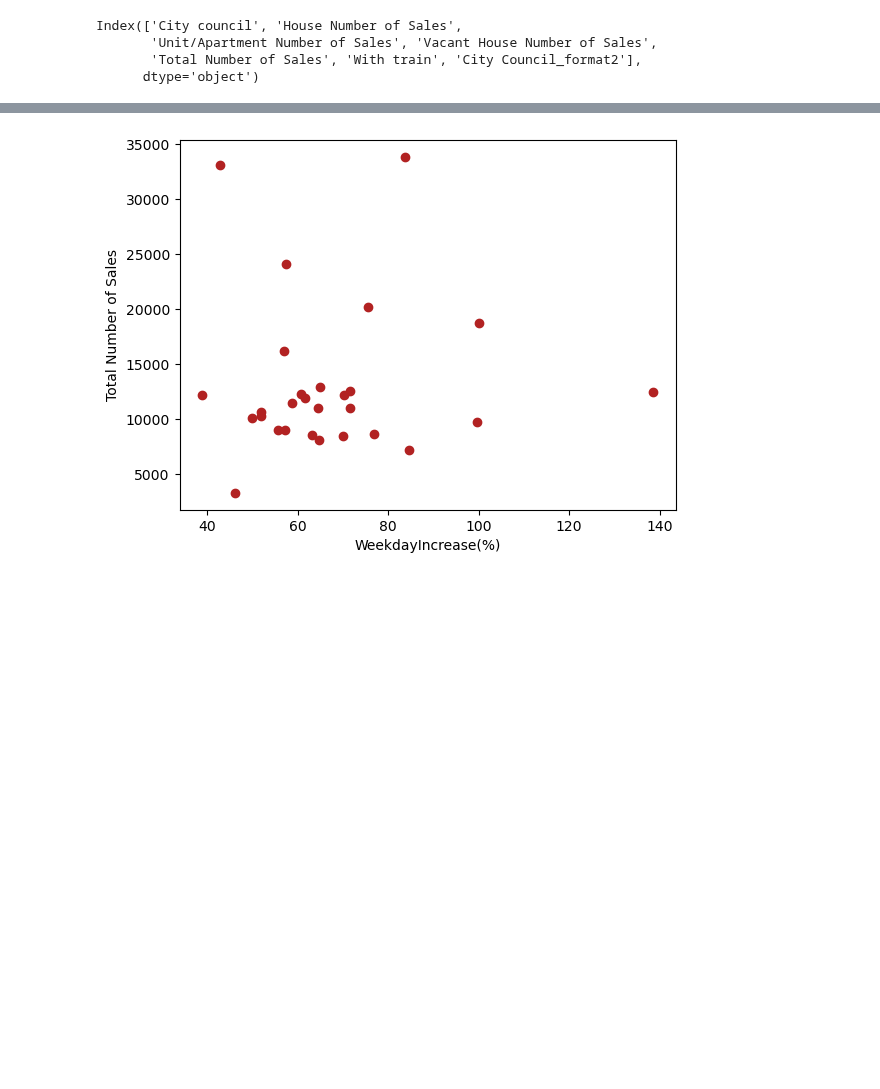
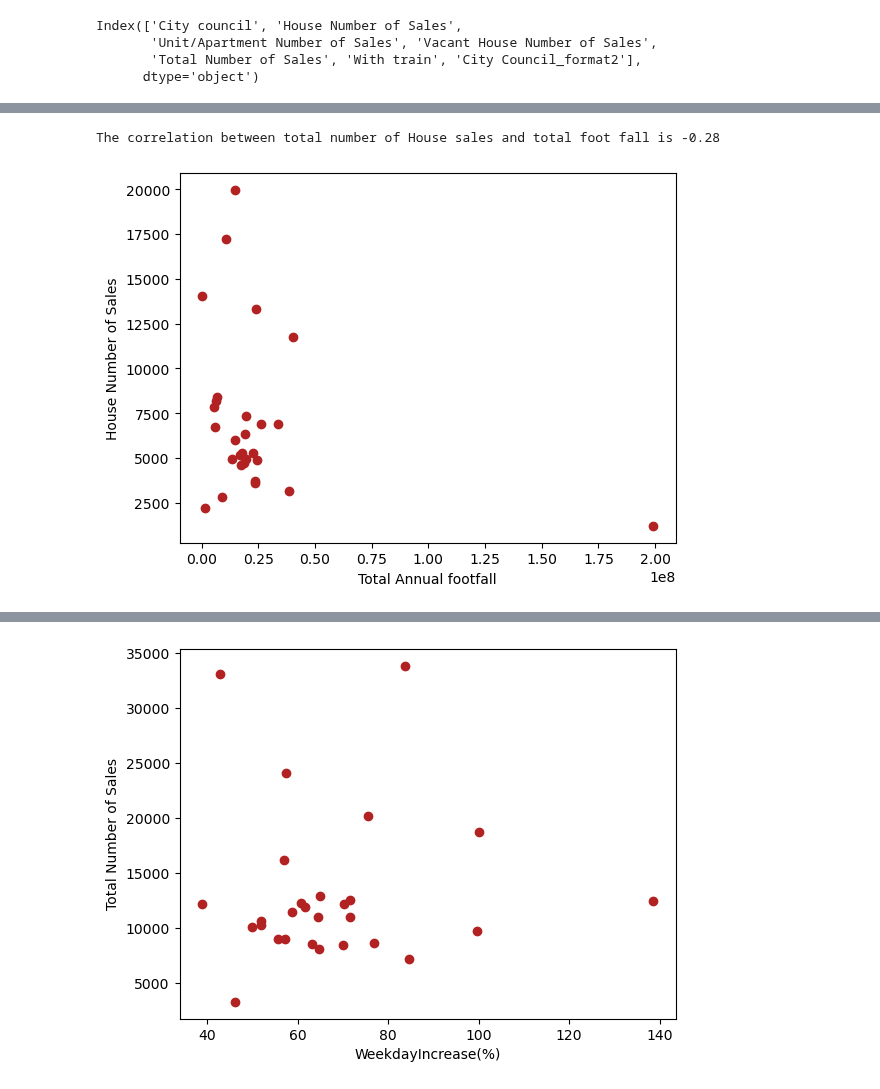
Before and after one commit to Abhidnya05/Project1Group1, a Jupyter notebook: Housing_new.ipynb, the cells around one changed output, grey strips where cells are left out. Drawn from its saved outputs; the diff is of its cells as text; code cells hidden in the pictures; blank space fills up the shorter version.

```diff
--- a/Housing_new.ipynb
+++ b/Housing_new.ipynb
@@ -179,0 +218,20 @@ Index(['City council', 'Distance', 'TotalAnnual', 'TotalAMPeak', 'TotalPMPeak',
+# %%
+# Filter rows where either 'TotalAnnual' or 'Total Number of Sales' have NaN values
+filtered_df = merged_df.dropna(subset=["TotalAnnual", "House Number of Sales"])
+
+# Create scatter plot
+plt.scatter(filtered_df["TotalAnnual"], filtered_df["House Number of Sales"], color='firebrick')
+plt.xlabel("Total Annual footfall")
+plt.ylabel("House Number of Sales")
+
+# Fetch data after filtering NaN values
+Total_Annual_Footfall = filtered_df["TotalAnnual"]
+Total_Number_sale = filtered_df["House Number of Sales"]
+
+# Calculate correlation
+correlation = st.pearsonr(Total_Annual_Footfall, Total_Number_sale)
+print(f"The correlation between total number of House sales and total foot fall is {round(correlation[0],2)}")
+plt.show()
+# %% [output]
+The correlation between total number of House sales and total foot fall is -0.28
+[figure, added]
```
Also changed, not shown: parts of 9 cells of this notebook.
